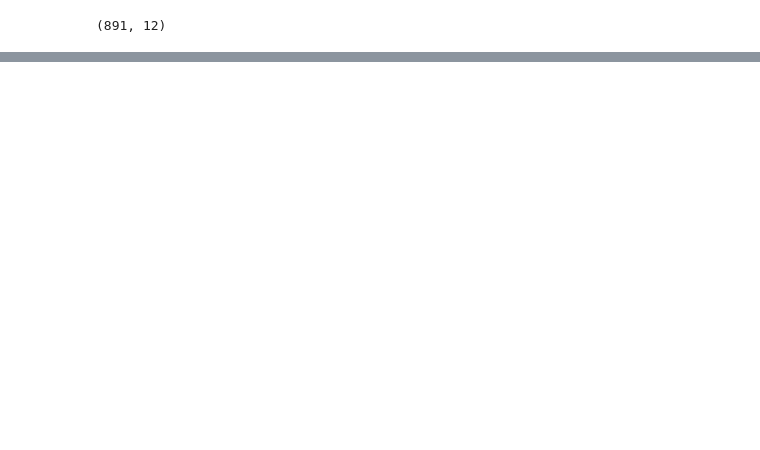
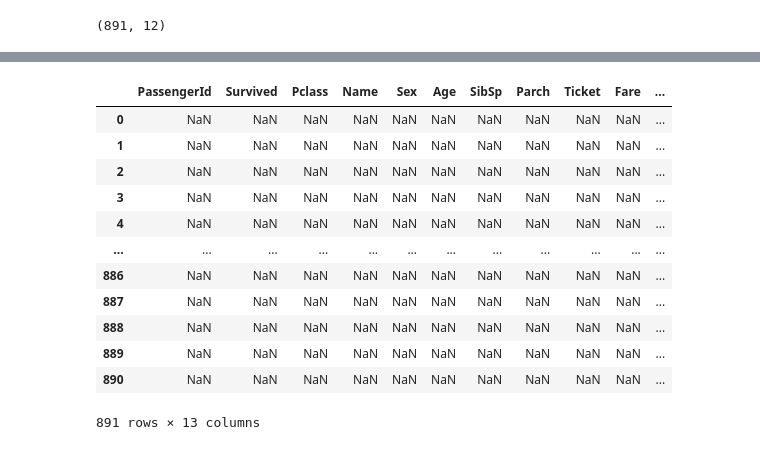
Before and after one commit to aaronchan32/HTH_Build_Summer_2022, a Jupyter notebook: Basic-Pandas-Manipulation/main.ipynb, the cells around one changed output, grey strips where cells are left out. Saved outputs shown, nothing was run; the diff lists cells and outputs as text; code cells hidden in the pictures; blank space fills up the shorter version.

```diff
--- a/Basic-Pandas-Manipulation/main.ipynb
+++ b/Basic-Pandas-Manipulation/main.ipynb
@@ -211,0 +117,16 @@ cherbourg_survival/total_cherbourg * 100
+# %%
+titanic_data[ titanic_data.isnull() ]
+# %% [output]
+|  | PassengerId | Survived | Pclass | Name | Sex | Age | SibSp | Parch | Ticket | Fare | ... |
+| 0 | NaN | NaN | NaN | NaN | NaN | NaN | NaN | NaN | NaN | NaN | ... |
+| 1 | NaN | NaN | NaN | NaN | NaN | NaN | NaN | NaN | NaN | NaN | ... |
+| 2 | NaN | NaN | NaN | NaN | NaN | NaN | NaN | NaN | NaN | NaN | ... |
+| 3 | NaN | NaN | NaN | NaN | NaN | NaN | NaN | NaN | NaN | NaN | ... |
+| 4 | NaN | NaN | NaN | NaN | NaN | NaN | NaN | NaN | NaN | NaN | ... |
+| ... | ... | ... | ... | ... | ... | ... | ... | ... | ... | ... | ... |
+| 886 | NaN | NaN | NaN | NaN | NaN | NaN | NaN | NaN | NaN | NaN | ... |
+| 887 | NaN | NaN | NaN | NaN | NaN | NaN | NaN | NaN | NaN | NaN | ... |
+| 888 | NaN | NaN | NaN | NaN | NaN | NaN | NaN | NaN | NaN | NaN | ... |
+| 889 | NaN | NaN | NaN | NaN | NaN | NaN | NaN | NaN | NaN | NaN | ... |
+| 890 | NaN | NaN | NaN | NaN | NaN | NaN | NaN | NaN | NaN | NaN | ... |
+891 rows × 13 columns
```
Also changed, not shown: parts of 10 cells of this notebook, 1 other file.
